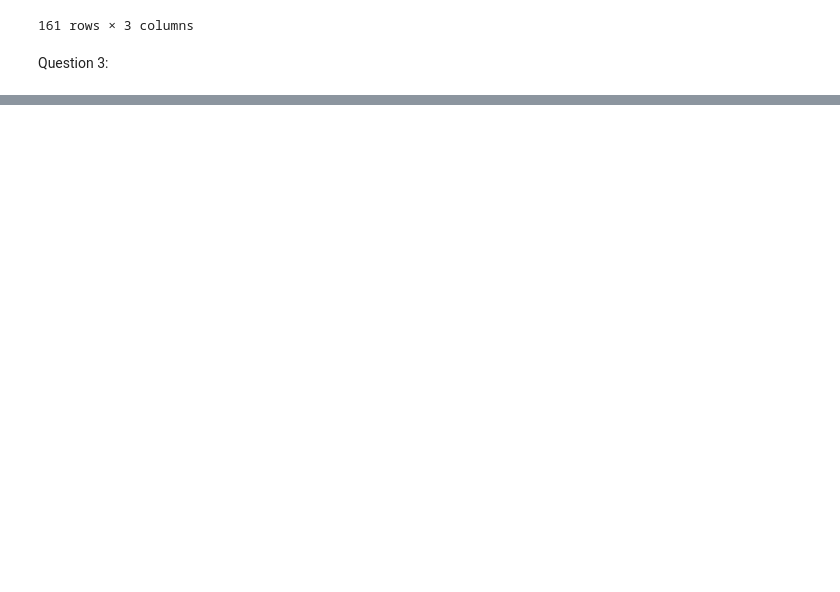
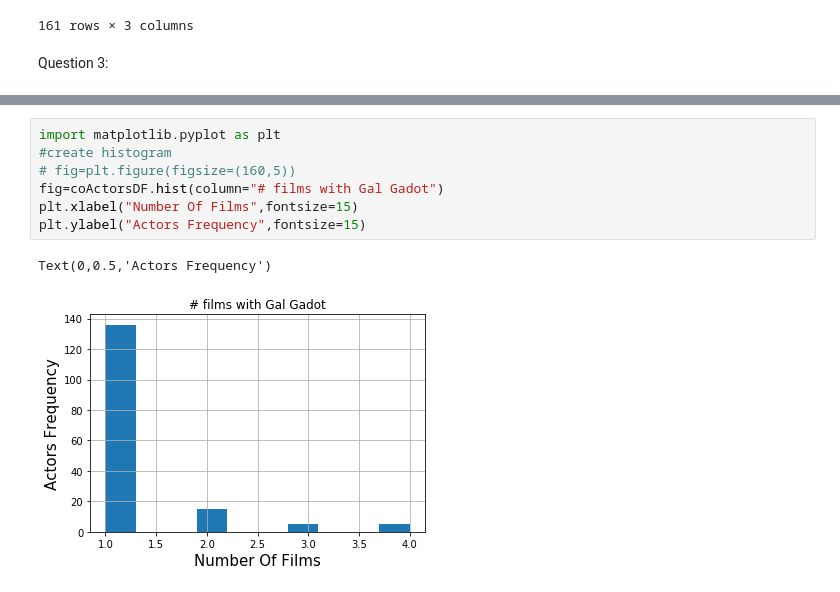
Before and after one commit to nogahm/WebScraping, a Jupyter notebook: WebScrapping/HW1.ipynb, the cells around one changed output, grey strips where cells are left out. Saved outputs shown, nothing was run; the diff lists cells and outputs as text; blank space fills up the shorter version.

```diff
--- a/WebScrapping/HW1.ipynb
+++ b/WebScrapping/HW1.ipynb
@@ -282,0 +301,10 @@ coActorsDF
+# %%
+import matplotlib.pyplot as plt
+#create histogram
+# fig=plt.figure(figsize=(160,5))
+fig=coActorsDF.hist(column="# films with Gal Gadot")
+plt.xlabel("Number Of Films",fontsize=15)
+plt.ylabel("Actors Frequency",fontsize=15)
+# %% [output]
+Text(0,0.5,'Actors Frequency')
+[figure, added]
```
Also changed, not shown: parts of 2 cells of this notebook.
